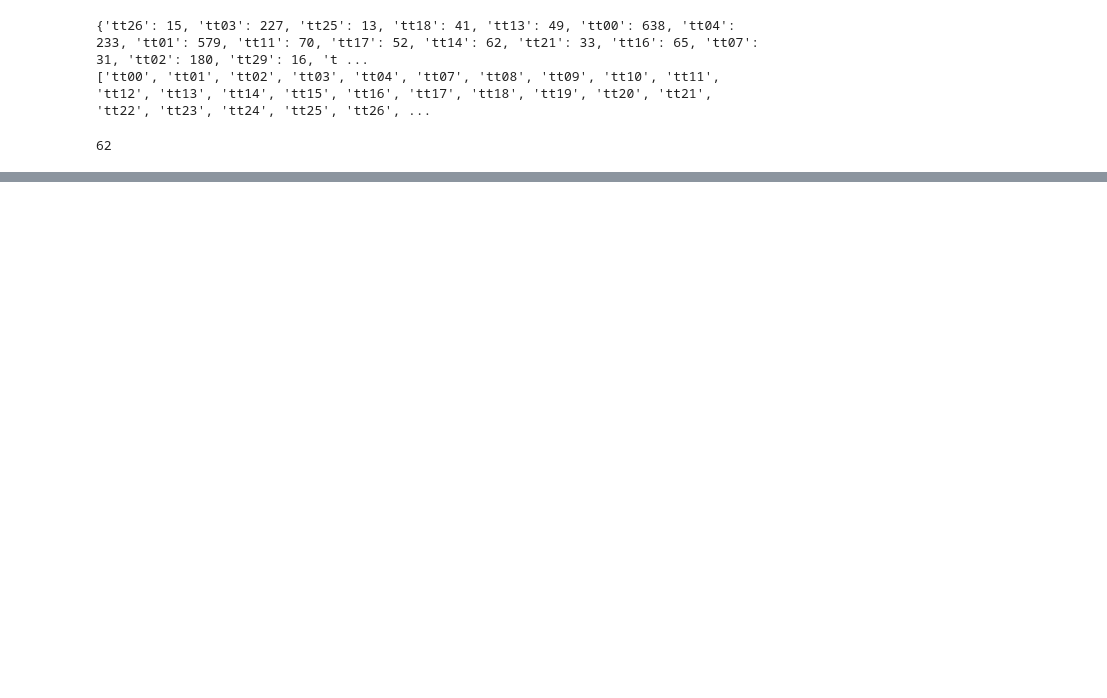
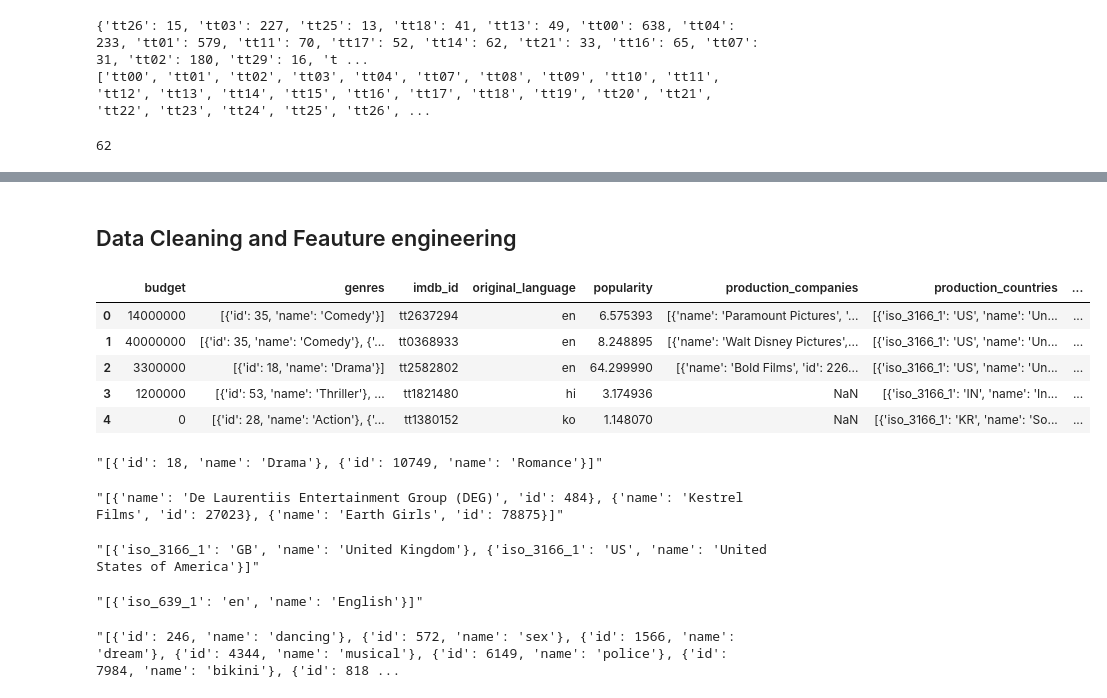
Before and after one commit to kartiktyagi4282/TMDB-Box-Office-Prediction, a Jupyter notebook: TMDB Challenge.ipynb, the cells around one changed output, grey strips where cells are left out. Cells and saved outputs as stored; diff of their text form; code cells hidden in the pictures; blank space fills up the shorter version.

```diff
--- a/TMDB Challenge.ipynb
+++ b/TMDB Challenge.ipynb
@@ -116,0 +204,31 @@ len(cnt)
+# %% [markdown]
+## Data Cleaning and Feauture engineering
+# %%
+train.head()
+# %% [output]
+|  | budget | genres | imdb_id | original_language | popularity | production_companies | production_countries | ... |
+| 0 | 14000000 | [{'id': 35, 'name': 'Comedy'}] | tt2637294 | en | 6.575393 | [{'name': 'Paramount Pictures', '... | [{'iso_3166_1': 'US', 'name': 'Un... | ... |
+| 1 | 40000000 | [{'id': 35, 'name': 'Comedy'}, {'... | tt0368933 | en | 8.248895 | [{'name': 'Walt Disney Pictures',... | [{'iso_3166_1': 'US', 'name': 'Un... | ... |
+| 2 | 3300000 | [{'id': 18, 'name': 'Drama'}] | tt2582802 | en | 64.299990 | [{'name': 'Bold Films', 'id': 226... | [{'iso_3166_1': 'US', 'name': 'Un... | ... |
+| 3 | 1200000 | [{'id': 53, 'name': 'Thriller'}, ... | tt1821480 | hi | 3.174936 | NaN | [{'iso_3166_1': 'IN', 'name': 'In... | ... |
+| 4 | 0 | [{'id': 28, 'name': 'Action'}, {'... | tt1380152 | ko | 1.148070 | NaN | [{'iso_3166_1': 'KR', 'name': 'So... | ... |
+# %%
+train['genres'][101]
+# %% [output]
+"[{'id': 18, 'name': 'Drama'}, {'id': 10749, 'name': 'Romance'}]"
+# %%
+train['production_companies'][201]
+# %% [output]
+"[{'name': 'De Laurentiis Entertainment Group (DEG)', 'id': 484}, {'name': 'Kestrel Films', 'id': 27023}, {'name': 'Earth Girls', 'id': 78875}]"
+# %%
+train['production_countries'][201]
+# %% [output]
+"[{'iso_3166_1': 'GB', 'name': 'United Kingdom'}, {'iso_3166_1': 'US', 'name': 'United States of America'}]"
+# %%
+train['spoken_languages'][201]
+# %% [output]
+"[{'iso_639_1': 'en', 'name': 'English'}]"
+# %%
+train['Keywords'][201]
+# %% [output]
+"[{'id': 246, 'name': 'dancing'}, {'id': 572, 'name': 'sex'}, {'id': 1566, 'name': 'dream'}, {'id': 4344, 'name': 'musical'}, {'id': 6149, 'name': 'police'}, {'id': 7984, 'name': 'bikini'}, {'id': 818 ...
```
Also changed, not shown: parts of 30 cells of this notebook.
